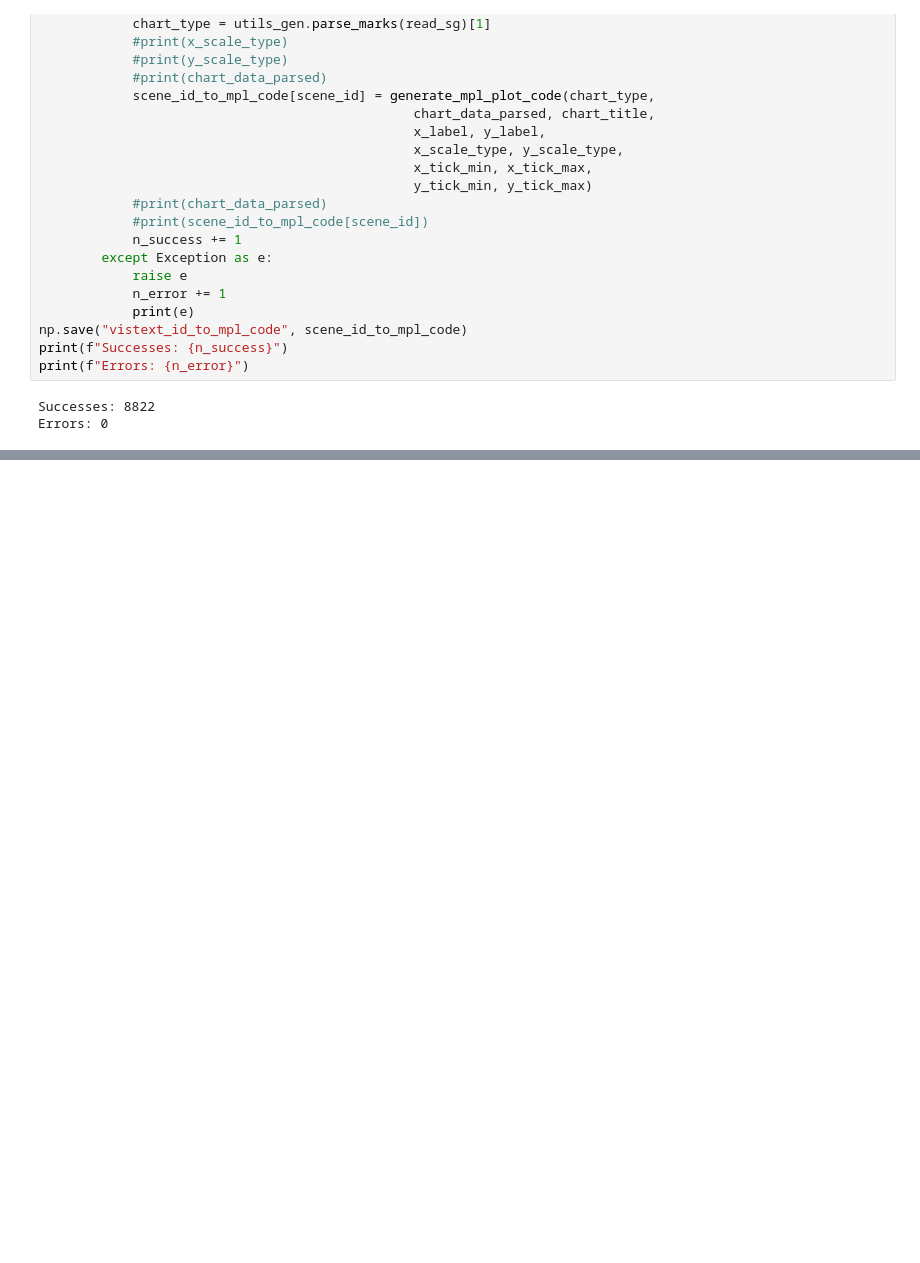
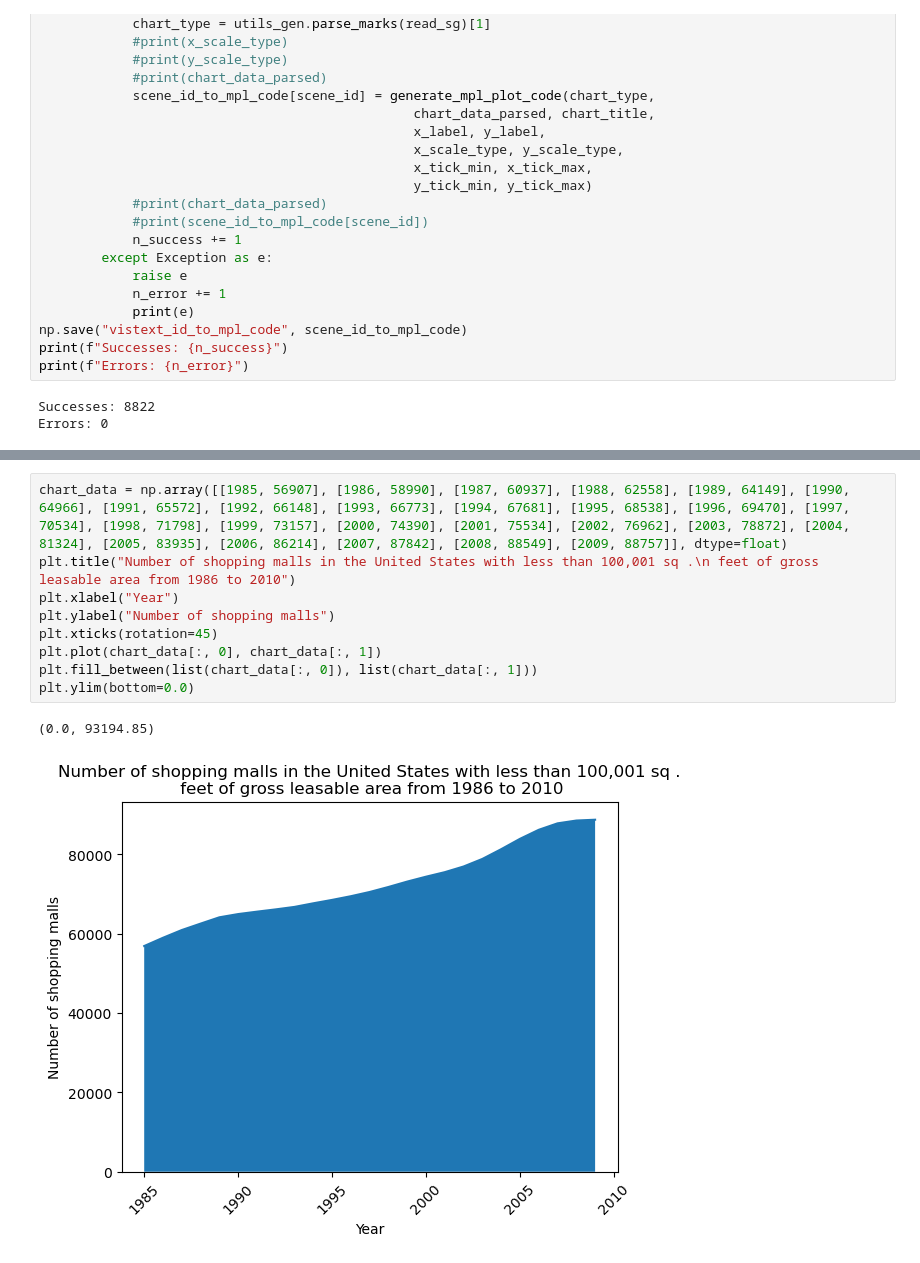
Before and after one commit to KaiNylund/matplotalt, a Jupyter notebook: evaluation/vistext_eval/generate_mpl_code.ipynb, the cells around one changed output, grey strips where cells are left out. Cells and saved outputs as stored; diff of their text form; blank space fills up the shorter version.

```diff
--- a/evaluation/vistext_eval/generate_mpl_code.ipynb
+++ b/evaluation/vistext_eval/generate_mpl_code.ipynb
@@ -118,0 +82,12 @@ plt.barh(chart_data[:, 1], chart_data[:, 0])
+# %%
+chart_data = np.array([[1985, 56907], [1986, 58990], [1987, 60937], [1988, 62558], [1989, 64149], [1990, 64966], [1991, 65572], [1992, 66148], [1993, 66773], [1994, 67681], [1995, 68538], [1996, 69470], [1997, 70534], [1998, 71798], [1999, 73157], [2000, 74390], [2001, 75534], [2002, 76962], [2003, 78872], [2004, 81324], [2005, 83935], [2006, 86214], [2007, 87842], [2008, 88549], [2009, 88757]], dtype=float)
+plt.title("Number of shopping malls in the United States with less than 100,001 sq .\n feet of gross leasable area from 1986 to 2010")
+plt.xlabel("Year")
+plt.ylabel("Number of shopping malls")
+plt.xticks(rotation=45)
+plt.plot(chart_data[:, 0], chart_data[:, 1])
+plt.fill_between(list(chart_data[:, 0]), list(chart_data[:, 1]))
+plt.ylim(bottom=0.0)
+# %% [output]
+(0.0, 93194.85)
+[figure, added]
```
Also changed, not shown: parts of 1 cell of this notebook, 27 other files.
